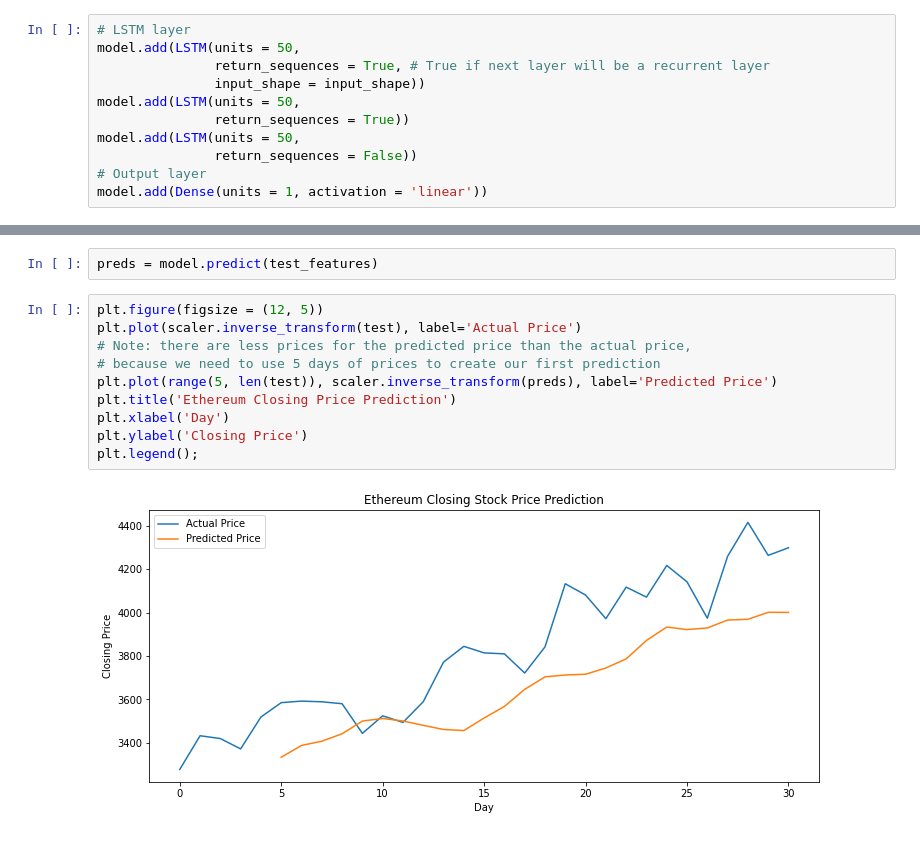
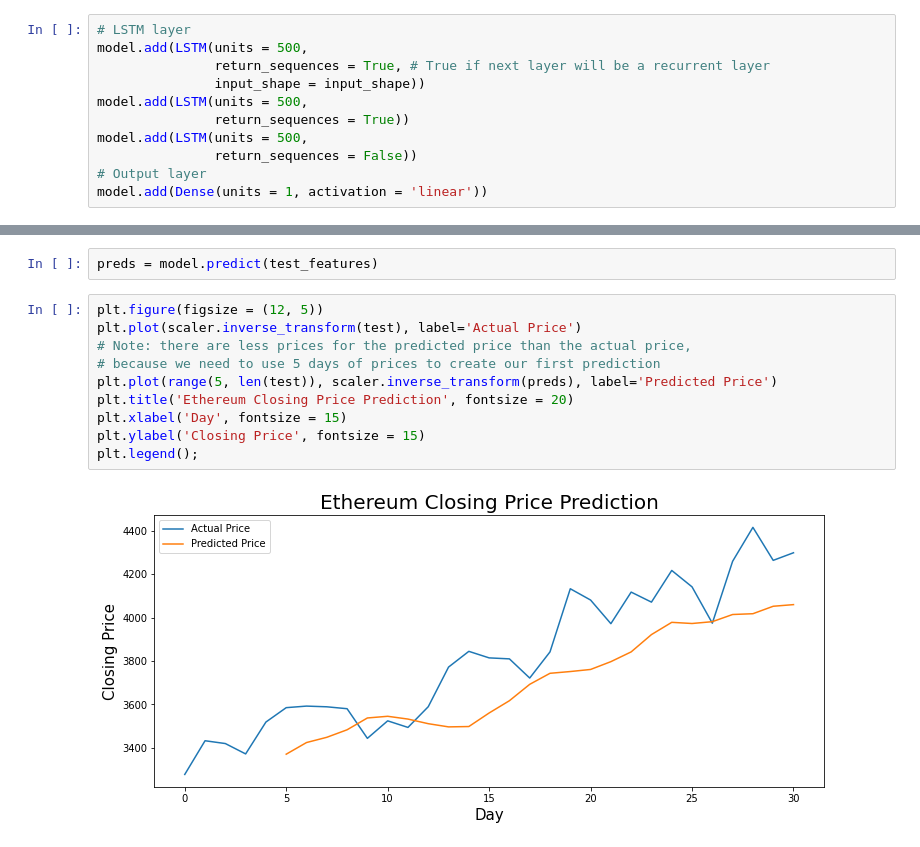
Before and after one commit to Savvy-Slowley/Ethereum-Over-Time, a Jupyter notebook: Ethereum_Over_Time.ipynb, the cells around one changed output, grey strips where cells are left out. Cells and saved outputs as stored; diff of their text form.

```diff
--- a/Ethereum_Over_Time.ipynb
+++ b/Ethereum_Over_Time.ipynb
@@ -50,12 +51,12 @@ input_shape
 model = Sequential()
 # %%
 # LSTM layer
-model.add(LSTM(units = 50,
+model.add(LSTM(units = 500,
                return_sequences = True, # True if next layer will be a recurrent layer
                input_shape = input_shape))
-model.add(LSTM(units = 50,
+model.add(LSTM(units = 500,
                return_sequences = True))
-model.add(LSTM(units = 50,
+model.add(LSTM(units = 500,
                return_sequences = False))
 # Output layer
 model.add(Dense(units = 1, activation = 'linear'))
@@ -97,12 +98,12 @@ preds = model.predict(test_features)
 # %%
 plt.figure(figsize = (12, 5))
 plt.plot(scaler.inverse_transform(test), label='Actual Price')
 # Note: there are less prices for the predicted price than the actual price,
 # because we need to use 5 days of prices to create our first prediction
 plt.plot(range(5, len(test)), scaler.inverse_transform(preds), label='Predicted Price')
-plt.title('Ethereum Closing Price Prediction')
-plt.xlabel('Day')
-plt.ylabel('Closing Price')
+plt.title('Ethereum Closing Price Prediction', fontsize = 20)
+plt.xlabel('Day', fontsize = 15)
+plt.ylabel('Closing Price', fontsize = 15)
 plt.legend();
 # %% [output]
-[figure, old version]
+[figure, new version]
```
Also changed, not shown: parts of 3 cells of this notebook.
